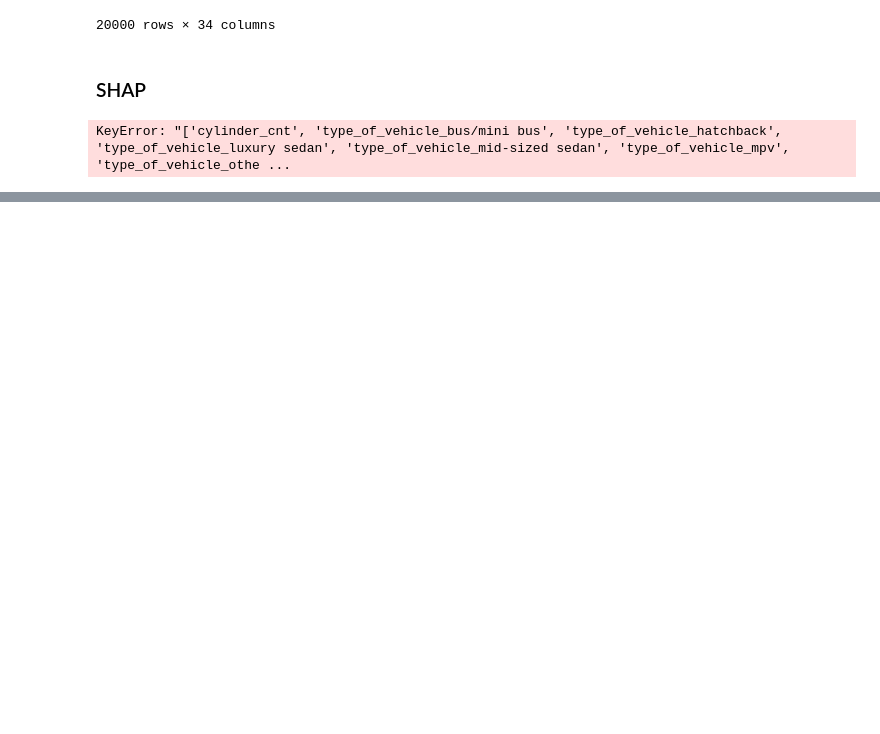
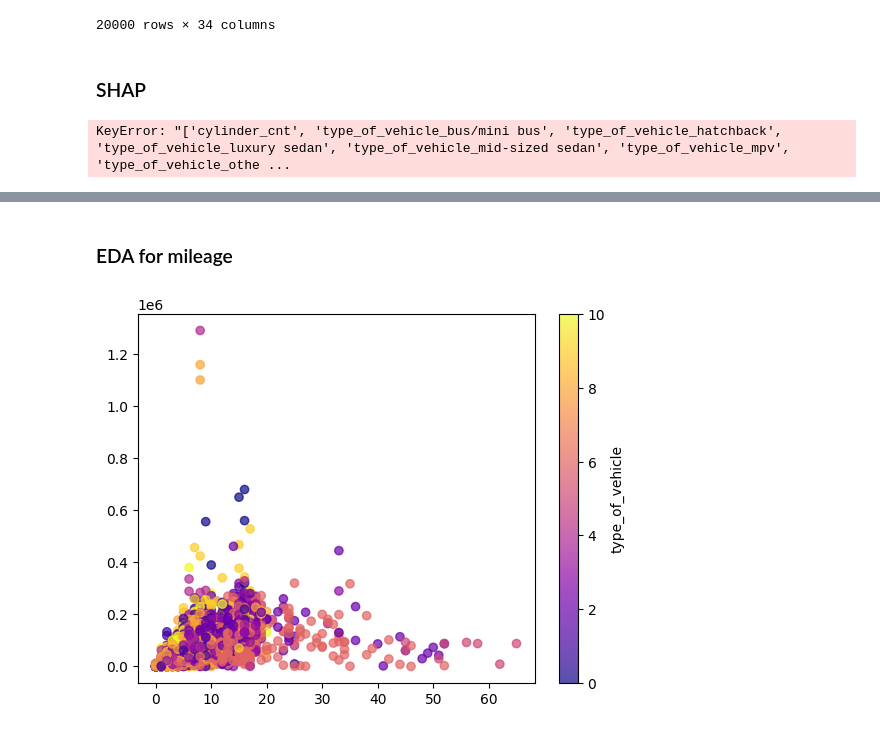
Before and after one commit to melloo21/CS5228_project, a Jupyter notebook: EDA_2.ipynb, the cells around one changed output, grey strips where cells are left out. Saved outputs shown, nothing was run; the diff lists cells and outputs as text; code cells hidden in the pictures; blank space fills up the shorter version.

```diff
--- a/EDA_2.ipynb
+++ b/EDA_2.ipynb
@@ -1155,0 +1591,11 @@ KeyError: "['cylinder_cnt', 'type_of_vehicle_bus/mini bus', 'type_of_vehicle_hat
+# %%
+test_size=0.2
+random_state=42
+shuffle=True
+orig_df = pd.read_csv(r"./dataset/train.csv")
+## Split into train val split
+train_df, val_df = train_test_split(orig_df, test_size=test_size, random_state=random_state, shuffle=shuffle)
+features = ['curb_weight', 'power',  'omv', 'dereg_value', 'depreciation', 'arf','coe', 'road_tax',
+       'engine_cap', 'depreciation', 'mileage', 'no_of_owners']
+train_df = train_df.dropna(subset=features)
+# val_df = val_df.dropna(subset=features)
@@ -1155,0 +1771,2 @@ KeyError: "['cylinder_cnt', 'type_of_vehicle_bus/mini bus', 'type_of_vehicle_hat
+# %% [markdown]
+### EDA for mileage
@@ -1155,0 +1777,19 @@ KeyError: "['cylinder_cnt', 'type_of_vehicle_bus/mini bus', 'type_of_vehicle_hat
+# %%
+pt = preprocessing.PowerTransformer(method='box-cox', standardize=False)
+
+train_df['mileage_t'] = pt.fit_transform(train_df[['mileage']])
+# %%
+depreciation_imputer = DepreciationImputer()
+train_df = depreciation_imputer.calc_vehicle_age(train_df) # 0 empty records - due to 'manufactured' having 7 empty records
+val_df = depreciation_imputer.calc_vehicle_age(val_df) # 0 empty records
+# test_df = depreciation_imputer.calc_vehicle_age(test_df) # 0 empty records
+# %%
+le = LabelEncoder()
+train_df['color_code'] = le.fit_transform(train_df['type_of_vehicle'])
+scatter = plt.scatter(train_df['car_age'], train_df['mileage'], c=train_df['color_code'], cmap='plasma', alpha=0.7)
+
+
+plt.colorbar(scatter, label='type_of_vehicle')
+plt.show()
+# %% [output]
+[figure, added]
```
Also changed, not shown: parts of 39 cells of this notebook, 5 other files.
